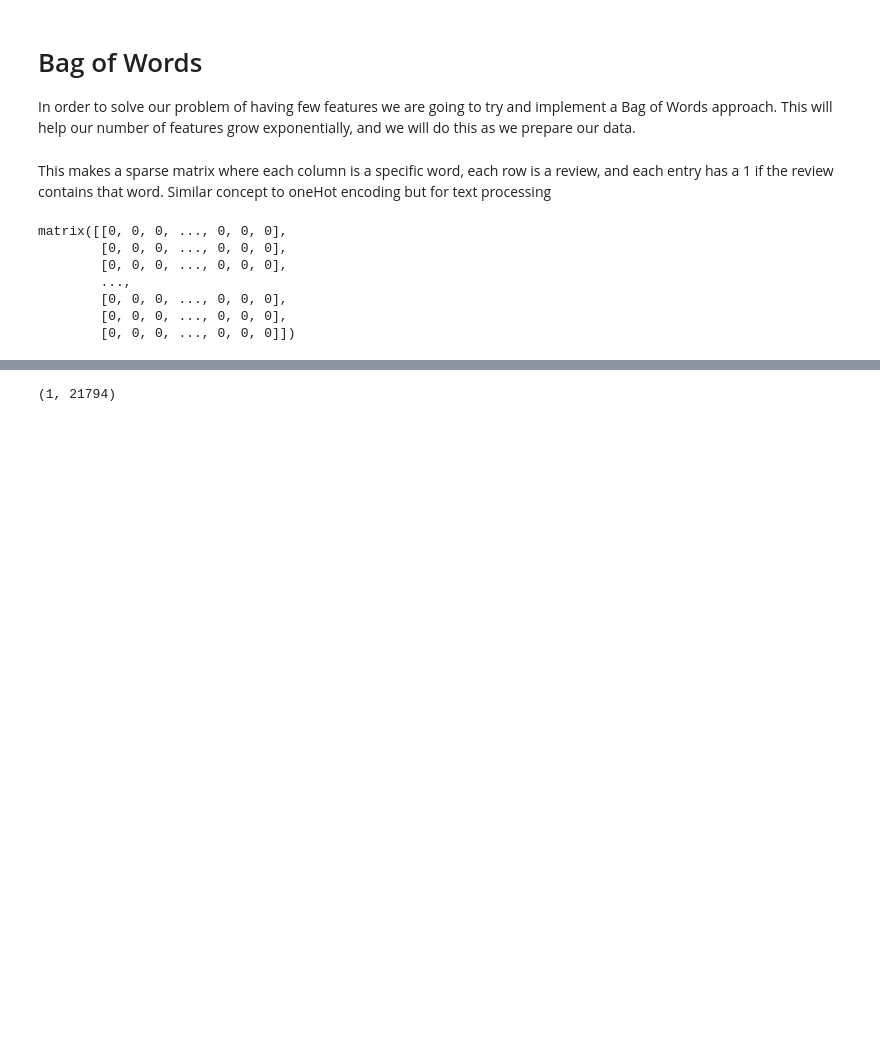
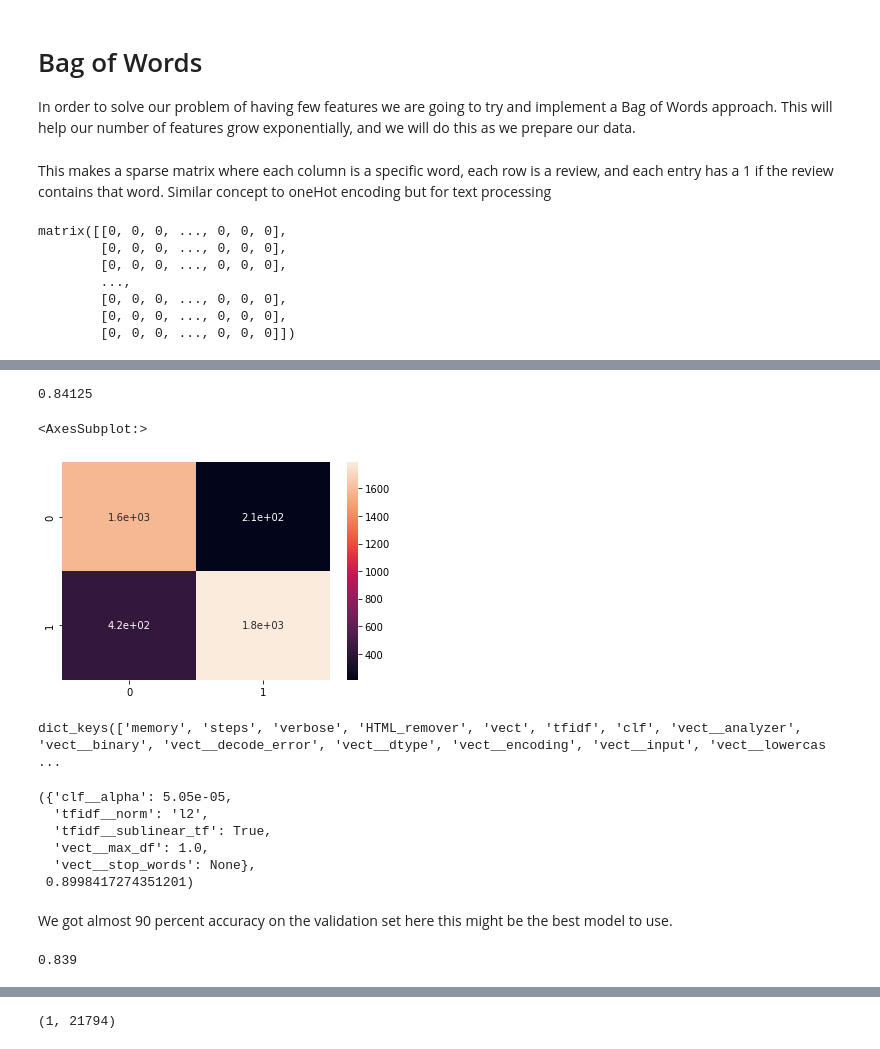
Before and after one commit to ShaneHoughton/movie_review_ml, a Jupyter notebook: final_project.ipynb, the cells around one changed output, grey strips where cells are left out. Cells and saved outputs as stored; diff of their text form; code cells hidden in the pictures; blank space fills up the shorter version.

```diff
--- a/final_project.ipynb
+++ b/final_project.ipynb
@@ -313,0 +349,4 @@ Accuracy for Log_Reg: 0.8669444444444444
+# %%
+y_train_int = np.where(y_train == 'positive', 1, 0)
+y_test_int = np.where(y_test == 'positive', 1, 0)
+y_valid_int = np.where(y_valid == 'positive', 1, 0)
@@ -313,0 +387,64 @@ Accuracy for Log_Reg: 0.8669444444444444
+# %%
+text_clf = Pipeline([
+    ('HTML_remover', RemoveHTMLTransformer()),
+    ('vect', CountVectorizer()),
+    ('tfidf', TfidfTransformer()),
+    ('clf', SGDClassifier(loss='hinge', penalty='l2',
+                           alpha=1e-3, random_state=42,
+                           max_iter=5, tol=None)),
+])
+
+text_clf.fit(X_train['review'], y_train_int)
+
+predicted = text_clf.predict(X_valid['review'])
+np.mean(predicted == y_valid_int)
+# %% [output]
+0.84125
+# %%
+cm = confusion_matrix(predicted, y_valid_int)
+sns.heatmap(cm, annot=True)
+# %% [output]
+<AxesSubplot:>
+[figure, added]
+# %%
+text_clf.get_params().keys()
+# %% [output]
+dict_keys(['memory', 'steps', 'verbose', 'HTML_remover', 'vect', 'tfidf', 'clf', 'vect__analyzer', 'vect__binary', 'vect__decode_error', 'vect__dtype', 'vect__encoding', 'vect__input', 'vect__lowercas ...
+# %%
+text_param_grid = [{
+    'tfidf__norm':['l1', 'l2'],
+    'tfidf__sublinear_tf':[True, False],
+    'clf__alpha': np.linspace(1e-6, 1e-4, 5),
+    'vect__stop_words':[None, 'english'],
+    'vect__max_df':[.75, 1.0],
+}]
+sgd_search = GridSearchCV(
+    text_clf, text_param_grid,
+    cv=5, scoring='f1',
+    n_jobs=-1
+)
+sgd_search.fit(X_train['review'], y_train_int)
+sgd_search.best_params_, sgd_search.best_score_
+# %% [output]
+({'clf__alpha': 5.05e-05,
+  'tfidf__norm': 'l2',
+  'tfidf__sublinear_tf': True,
+  'vect__max_df': 1.0,
+  'vect__stop_words': None},
+ 0.8998417274351201)
+# %% [markdown]
+We got almost 90 percent accuracy on the validation set here this might be the best model to use.
+# %%
+rfc_clf = Pipeline([
+    ('HTML_remover', RemoveHTMLTransformer()),
+    ('vect', CountVectorizer()),
+    ('tfidf', TfidfTransformer()),
+    ('rfc', RandomForestClassifier())
+])
+
+rfc_clf.fit(X_train['review'], y_train_int)
+
+predicted = rfc_clf.predict(X_valid['review'])
+np.mean(predicted == y_valid_int)
+# %% [output]
+0.839
```
Also changed, not shown: parts of 57 cells of this notebook, 2 other files.
